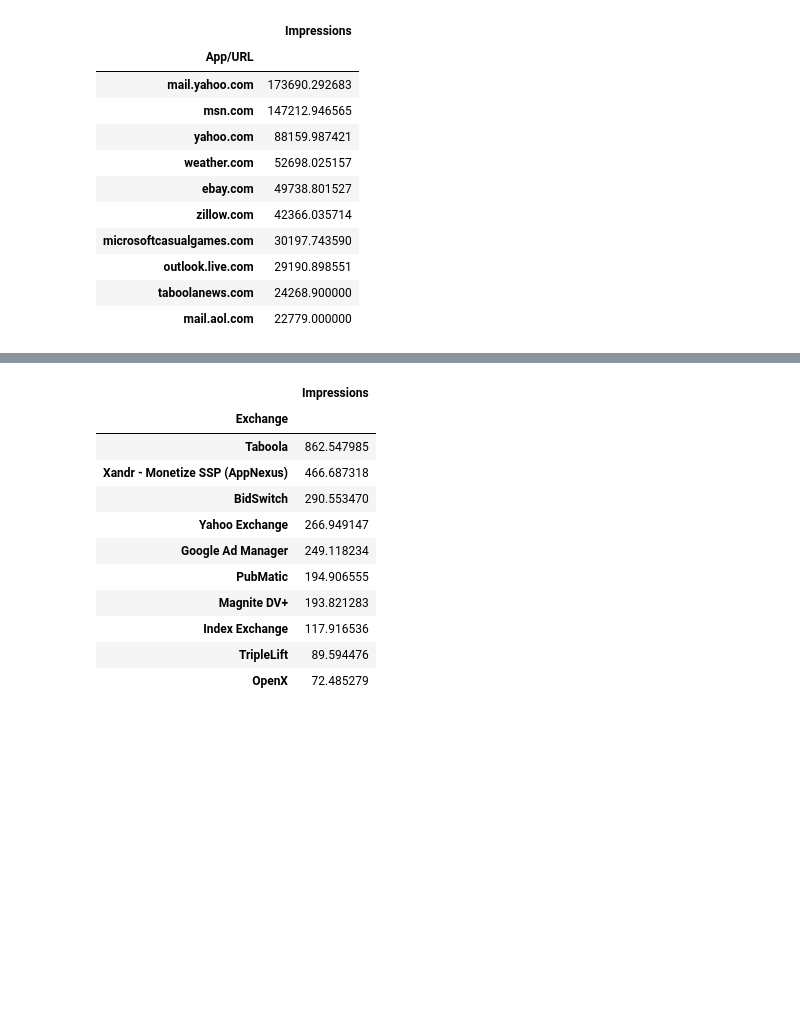
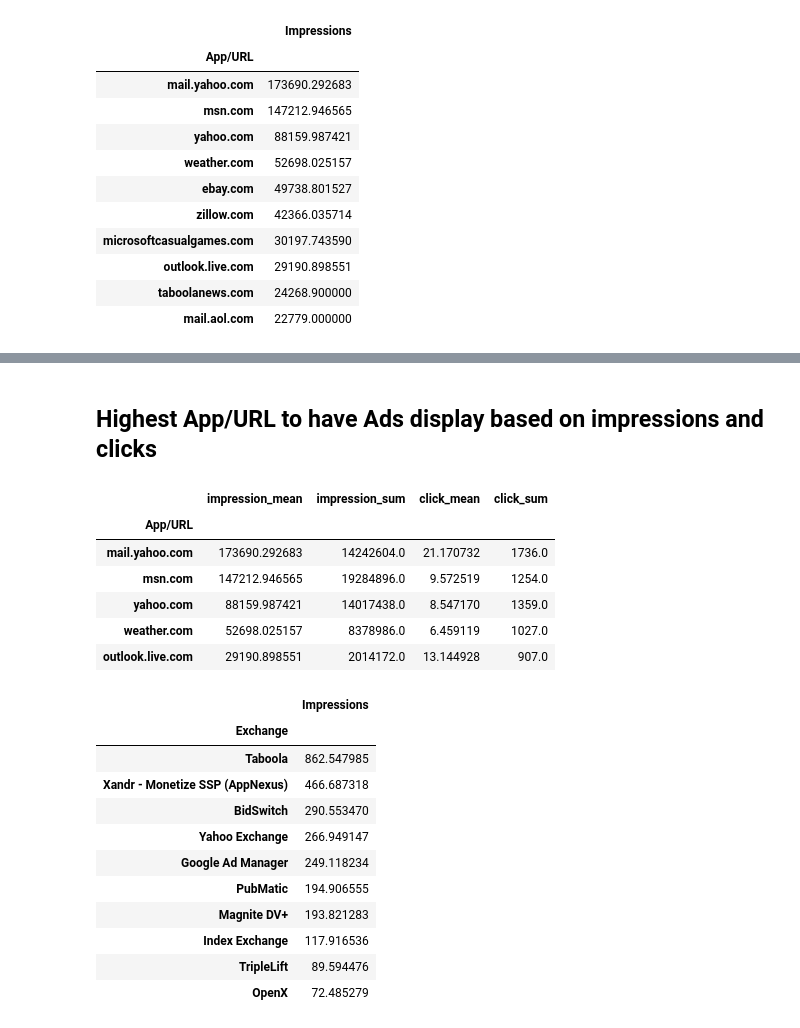
Before and after one commit to brangmai1/coop_data-analysis_project, a Jupyter notebook: inventory_analysis.ipynb, the cells around one changed output, grey strips where cells are left out. Cells and saved outputs as stored; diff of their text form; code cells hidden in the pictures; blank space fills up the shorter version.

Commit message:
Added target App/URL to have Ads diplay analysis

```diff
--- a/inventory_analysis.ipynb
+++ b/inventory_analysis.ipynb
@@ -82,0 +103,4 @@ stra_imp.sort_values(by="Impressions", ascending=False).head(10)
+# %%
+join_app_url_imp = pd.merge(app_url_mean,app_url_sum, on="App/URL", how="inner")
+join_app_url_imp.columns = ["impression_mean","impression_sum"]
+join_app_url_imp
@@ -82,0 +117,4 @@ stra_imp.sort_values(by="Impressions", ascending=False).head(10)
+# %%
+app_url_clicks = inventory_data.loc[:,["App/URL","Clicks"]].groupby("App/URL").mean()
+app_url_click_mean = app_url_clicks.sort_values(by="Clicks", ascending=False).head(10)
+app_url_click_mean
@@ -82,0 +134,4 @@ stra_imp.sort_values(by="Impressions", ascending=False).head(10)
+# %%
+app_url_clicks = inventory_data.loc[:,["App/URL","Clicks"]].groupby("App/URL").sum()
+app_url_click_sum = app_url_clicks.sort_values(by="Clicks", ascending=False).head(10)
+app_url_click_sum
@@ -82,0 +153,4 @@ stra_imp.sort_values(by="Impressions", ascending=False).head(10)
+# %%
+join_app_url_clicks = pd.merge(app_url_click_mean,app_url_click_sum, on="App/URL", how="inner")
+join_app_url_clicks.columns = ["click_mean","click_sum"]
+join_app_url_clicks
@@ -83,3 +168,16 @@ stra_imp.sort_values(by="Impressions", ascending=False).head(10)
+# %% [markdown]
+## Highest App/URL to have Ads display based on impressions and clicks
+# %%
+join_impression_click = pd.merge(join_app_url_imp,join_app_url_clicks, on="App/URL", how="inner")
+join_impression_click
+# %% [output]
+|  | impression_mean | impression_sum | click_mean | click_sum |
+| App/URL |  |  |  |  |
+| mail.yahoo.com | 173690.292683 | 14242604.0 | 21.170732 | 1736.0 |
+| msn.com | 147212.946565 | 19284896.0 | 9.572519 | 1254.0 |
+| yahoo.com | 88159.987421 | 14017438.0 | 8.547170 | 1359.0 |
+| weather.com | 52698.025157 | 8378986.0 | 6.459119 | 1027.0 |
+| outlook.live.com | 29190.898551 | 2014172.0 | 13.144928 | 907.0 |
 # %%
 #inven_ori = pd.read_csv("dataset/Inventory.csv", encoding="windows-1254")
 impression_count = inventory_data.loc[:,["Exchange","Impressions"]].groupby("Exchange").mean()
```
Also changed, not shown: parts of 8 cells of this notebook, 1 other file.
